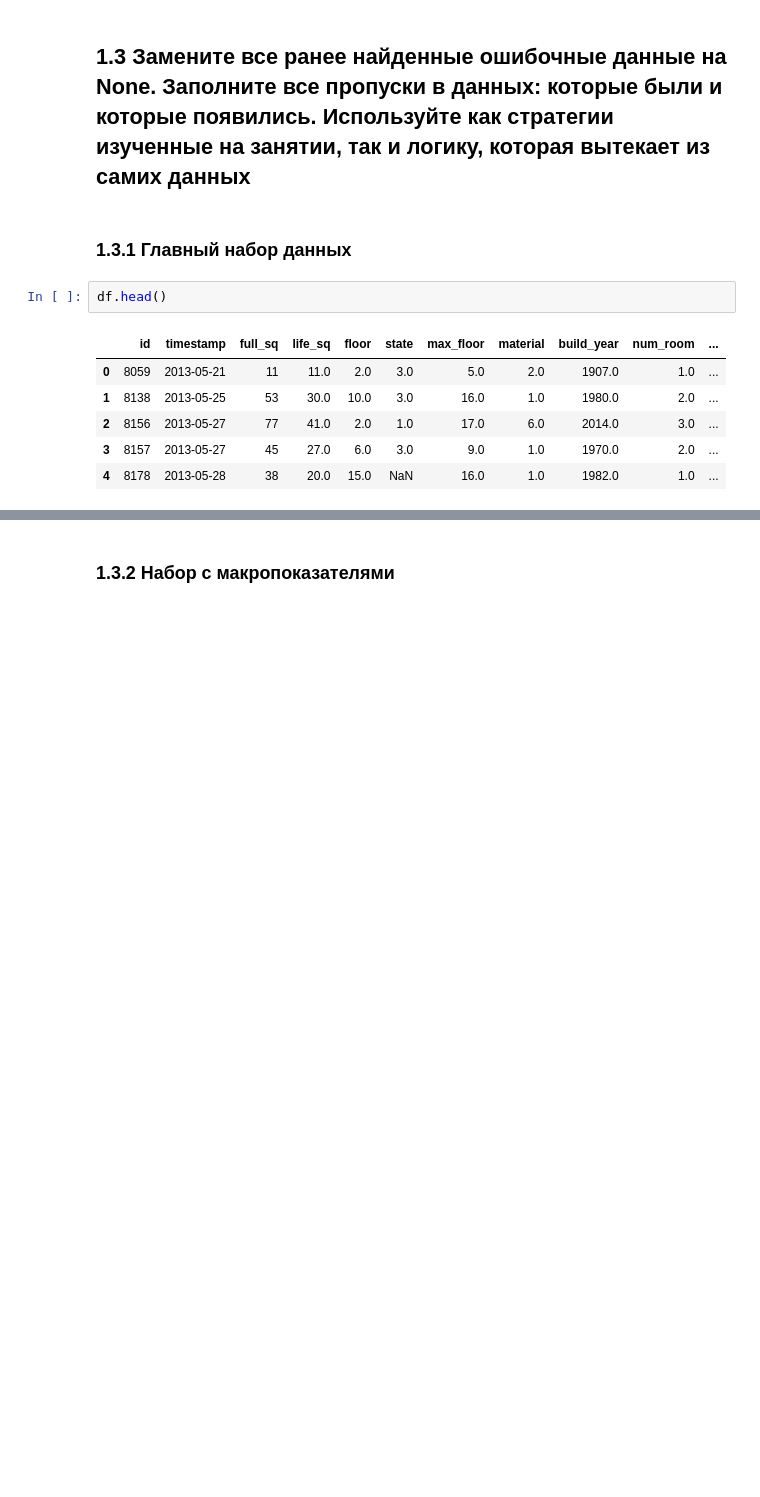
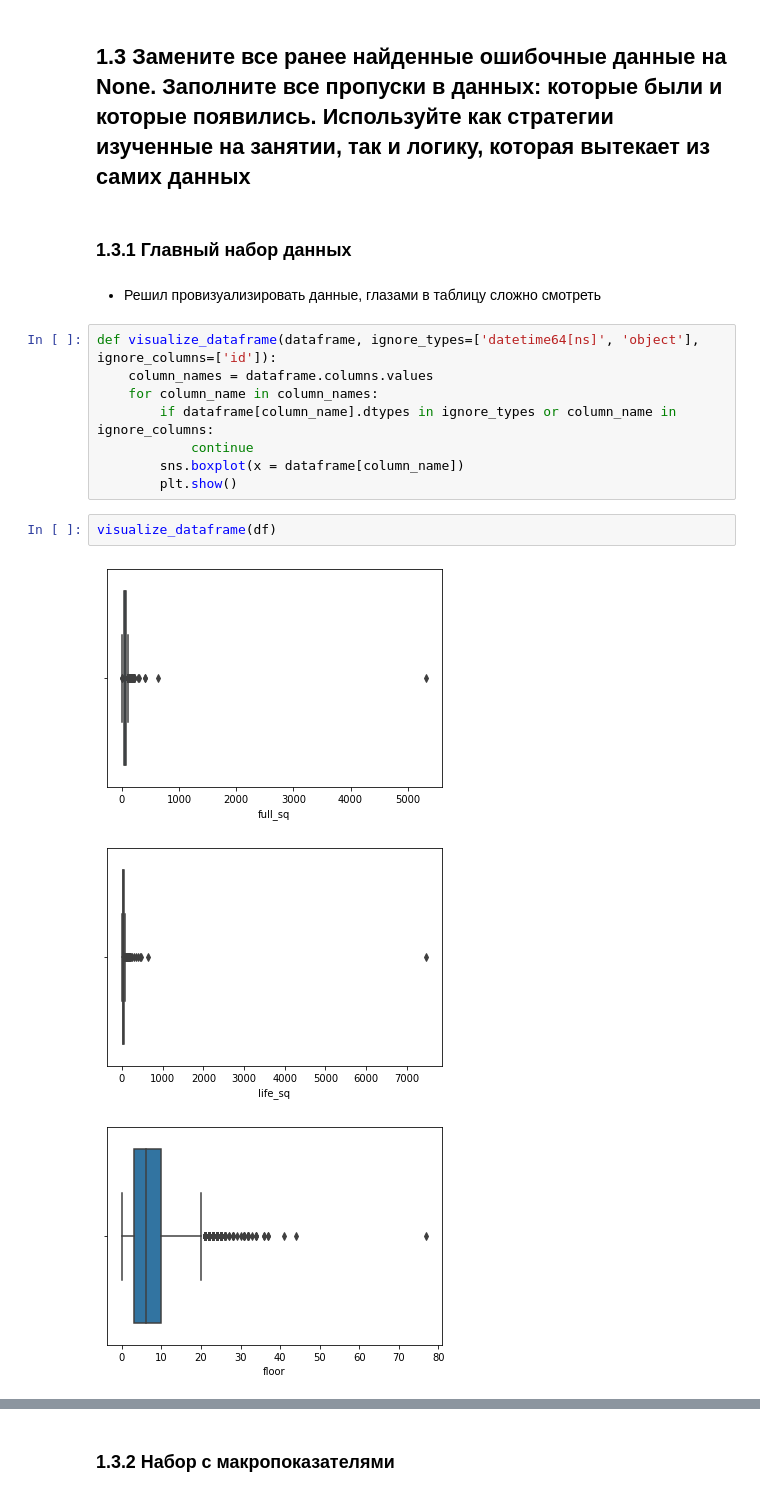
Before and after one commit to modernpacifist/engineering-of-machine-learning-urfu, a Jupyter notebook: python-pro-level/Notebooks/ResultantProject.ipynb, the cells around one changed output, grey strips where cells are left out. Drawn from its saved outputs; the diff is of its cells as text; blank space fills up the shorter version.

```diff
--- a/python-pro-level/Notebooks/ResultantProject.ipynb
+++ b/python-pro-level/Notebooks/ResultantProject.ipynb
@@ -342,12 +342,19 @@ dtype: float64
 ## 1.3 Замените все ранее найденные ошибочные данные на None. Заполните все пропуски в данных: которые были и которые появились. Используйте как стратегии изученные на занятии, так и логику, которая вытекает из самих данных
 # %% [markdown]
 ### 1.3.1 Главный набор данных
-# %%
-df.head()
-# %% [output]
-|  | id | timestamp | full_sq | life_sq | floor | state | max_floor | material | build_year | num_room | ... |
-| 0 | 8059 | 2013-05-21 | 11 | 11.0 | 2.0 | 3.0 | 5.0 | 2.0 | 1907.0 | 1.0 | ... |
-| 1 | 8138 | 2013-05-25 | 53 | 30.0 | 10.0 | 3.0 | 16.0 | 1.0 | 1980.0 | 2.0 | ... |
-| 2 | 8156 | 2013-05-27 | 77 | 41.0 | 2.0 | 1.0 | 17.0 | 6.0 | 2014.0 | 3.0 | ... |
-| 3 | 8157 | 2013-05-27 | 45 | 27.0 | 6.0 | 3.0 | 9.0 | 1.0 | 1970.0 | 2.0 | ... |
-| 4 | 8178 | 2013-05-28 | 38 | 20.0 | 15.0 | NaN | 16.0 | 1.0 | 1982.0 | 1.0 | ... |
+# %% [markdown]
+- Решил провизуализировать данные, глазами в таблицу сложно смотреть
+# %%
+def visualize_dataframe(dataframe, ignore_types=['datetime64[ns]', 'object'], ignore_columns=['id']):
+    column_names = dataframe.columns.values
+    for column_name in column_names:
+        if dataframe[column_name].dtypes in ignore_types or column_name in ignore_columns:
+            continue
+        sns.boxplot(x = dataframe[column_name])
+        plt.show()
+# %%
+visualize_dataframe(df)
+# %% [output]
+[figure, added]
+[figure, added]
+[figure, added]
```
Also changed, not shown: parts of 41 cells of this notebook.
